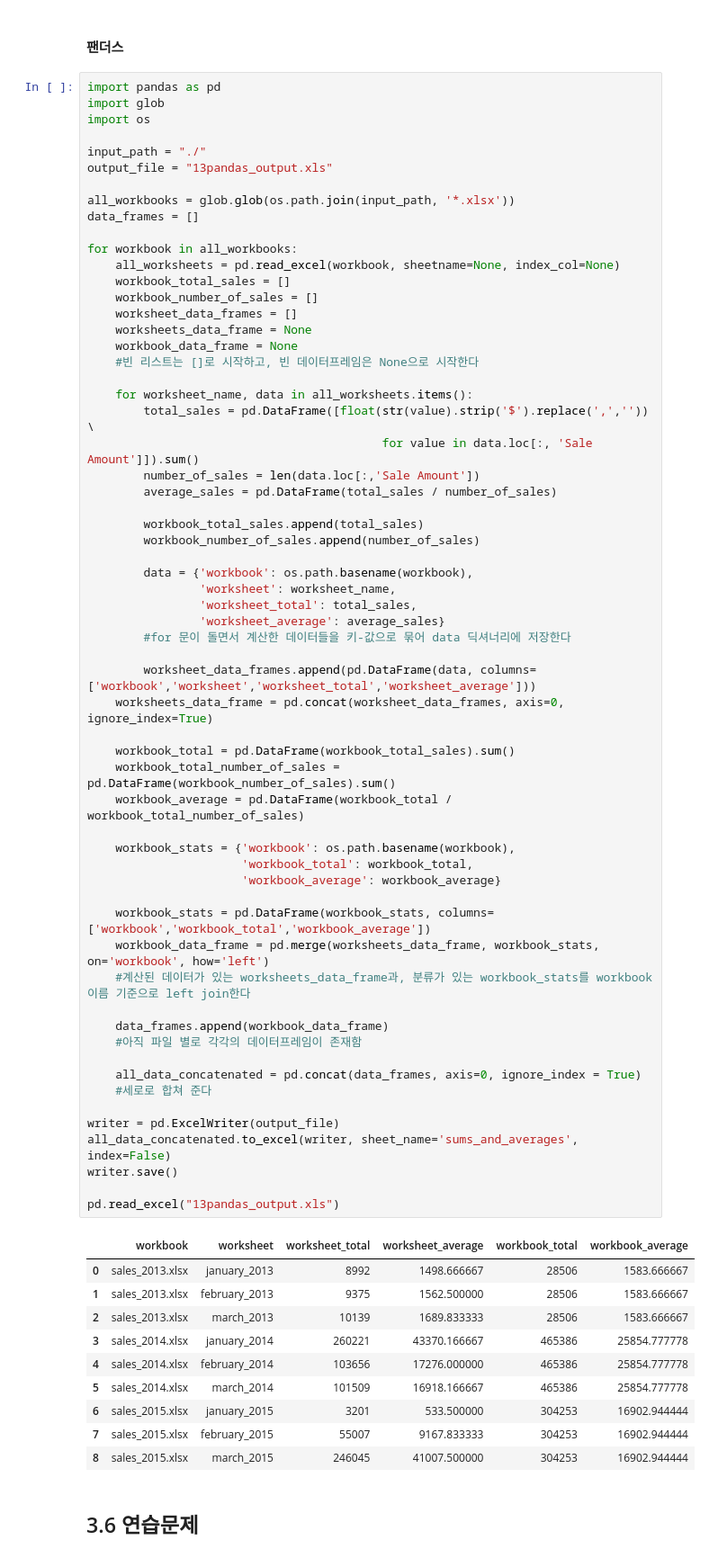
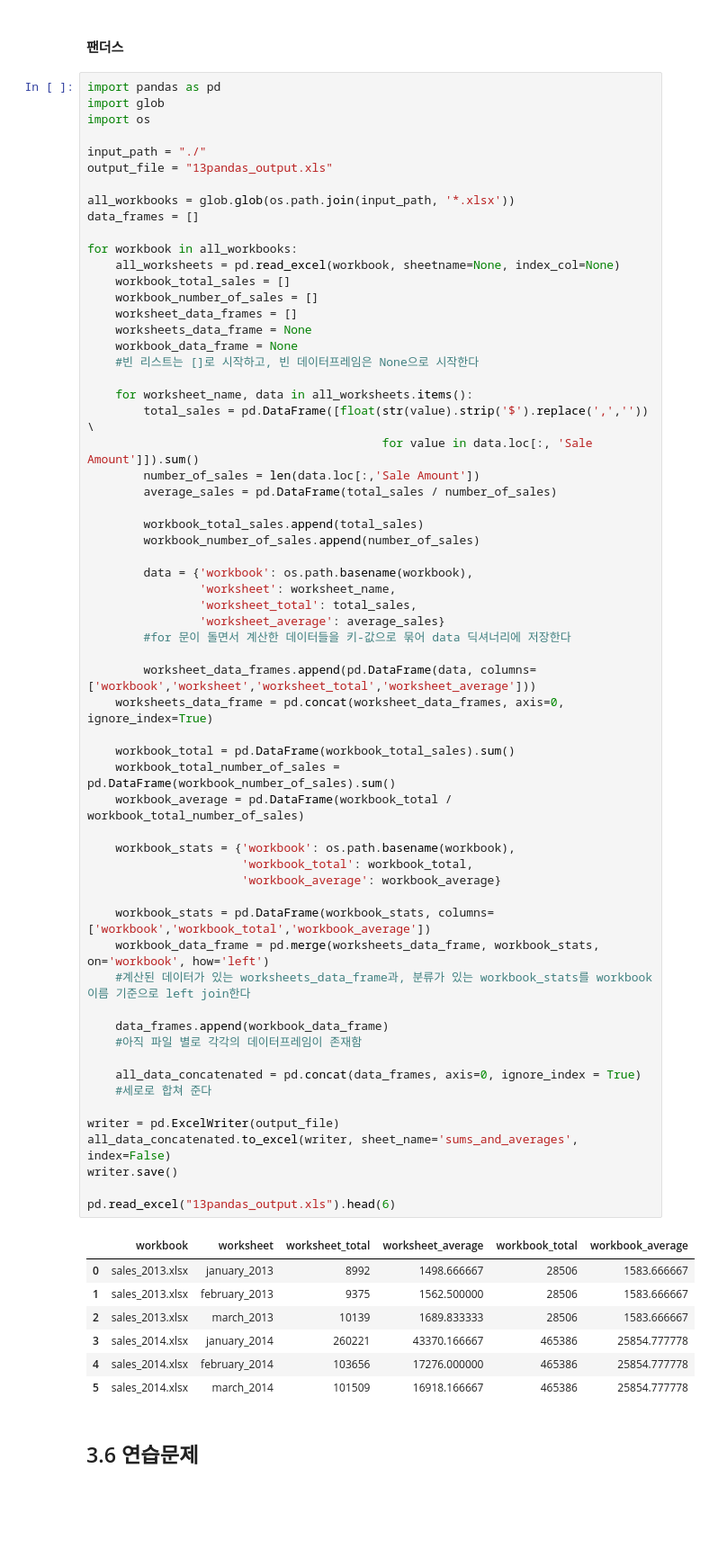
Before and after one commit to no-use-rami/analytics-with-python, a Jupyter notebook: 3장/3.4~3.6.ipynb, the cells around one changed output. Shown: that part at 90% size. Cells and saved outputs as stored; diff of their text form; blank space fills up the shorter version.

```diff
--- a/3장/3.4~3.6.ipynb
+++ b/3장/3.4~3.6.ipynb
@@ -413,37 +413,34 @@ for workbook in all_workbooks:
     workbook_total = pd.DataFrame(workbook_total_sales).sum()
     workbook_total_number_of_sales = pd.DataFrame(workbook_number_of_sales).sum()
     workbook_average = pd.DataFrame(workbook_total / workbook_total_number_of_sales)
 
     workbook_stats = {'workbook': os.path.basename(workbook),
                       'workbook_total': workbook_total,
                       'workbook_average': workbook_average}
 
     workbook_stats = pd.DataFrame(workbook_stats, columns=['workbook','workbook_total','workbook_average'])
     workbook_data_frame = pd.merge(worksheets_data_frame, workbook_stats, on='workbook', how='left')
     #계산된 데이터가 있는 worksheets_data_frame과, 분류가 있는 workbook_stats를 workbook 이름 기준으로 left join한다
 
     data_frames.append(workbook_data_frame)
     #아직 파일 별로 각각의 데이터프레임이 존재함
 
     all_data_concatenated = pd.concat(data_frames, axis=0, ignore_index = True)
     #세로로 합쳐 준다
 
 writer = pd.ExcelWriter(output_file)
 all_data_concatenated.to_excel(writer, sheet_name='sums_and_averages', index=False)
 writer.save()
 
-pd.read_excel("13pandas_output.xls")
+pd.read_excel("13pandas_output.xls").head(6)
 # %% [output]
 |  | workbook | worksheet | worksheet_total | worksheet_average | workbook_total | workbook_average |
 | 0 | sales_2013.xlsx | january_2013 | 8992 | 1498.666667 | 28506 | 1583.666667 |
 | 1 | sales_2013.xlsx | february_2013 | 9375 | 1562.500000 | 28506 | 1583.666667 |
 | 2 | sales_2013.xlsx | march_2013 | 10139 | 1689.833333 | 28506 | 1583.666667 |
 | 3 | sales_2014.xlsx | january_2014 | 260221 | 43370.166667 | 465386 | 25854.777778 |
 | 4 | sales_2014.xlsx | february_2014 | 103656 | 17276.000000 | 465386 | 25854.777778 |
 | 5 | sales_2014.xlsx | march_2014 | 101509 | 16918.166667 | 465386 | 25854.777778 |
-| 6 | sales_2015.xlsx | january_2015 | 3201 | 533.500000 | 304253 | 16902.944444 |
-| 7 | sales_2015.xlsx | february_2015 | 55007 | 9167.833333 | 304253 | 16902.944444 |
-| 8 | sales_2015.xlsx | march_2015 | 246045 | 41007.500000 | 304253 | 16902.944444 |
 # %% [markdown]
 ## 3.6 연습문제
 # %% [markdown]
```
Also changed, not shown: parts of 5 cells of this notebook.
